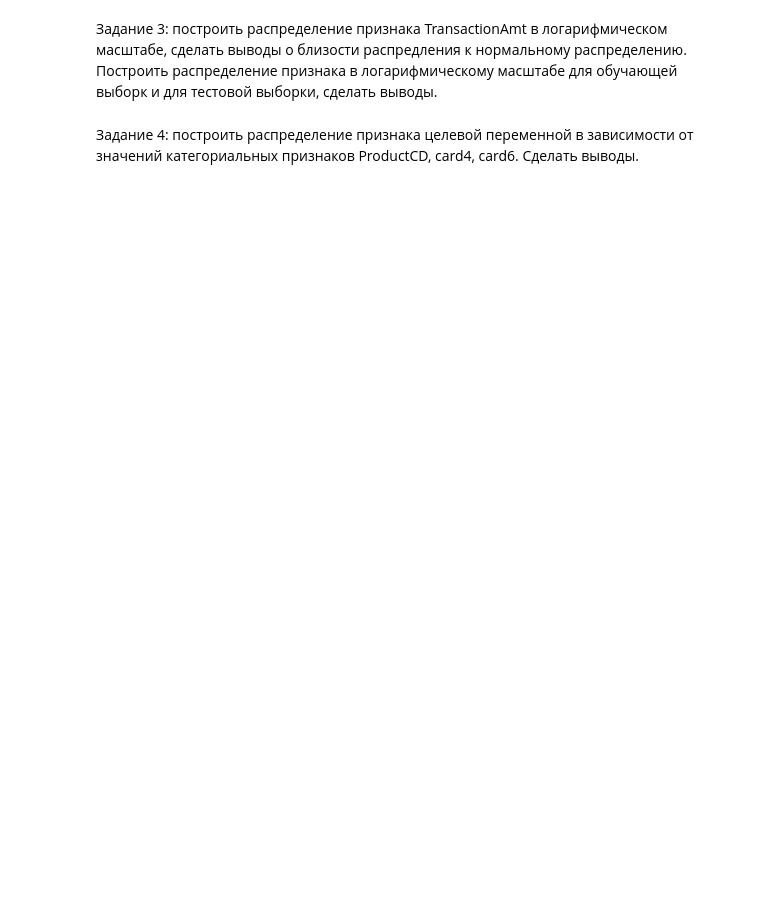
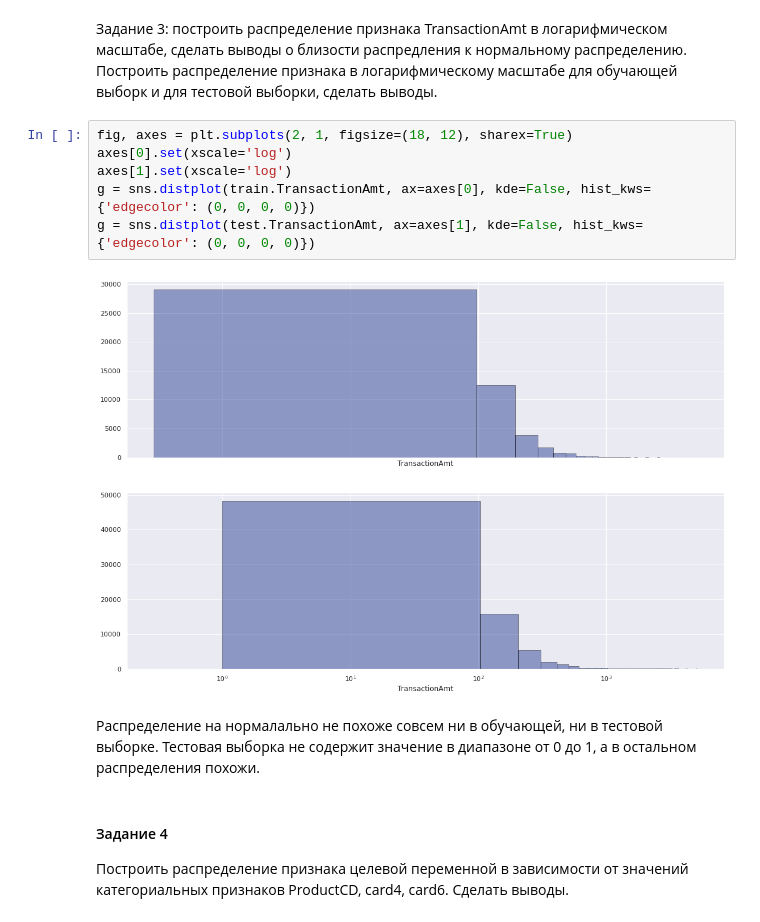
Before and after one commit to slowwavesleep/GB_KaggleCourse, a Jupyter notebook: HW2/HW2.ipynb, the cells around one changed output. Saved outputs shown, nothing was run; the diff lists cells and outputs as text; blank space fills up the shorter version.

```diff
--- a/HW2/HW2.ipynb
+++ b/HW2/HW2.ipynb
@@ -78,4 +50,15 @@ g = sns.scatterplot(x='TransactionDT', y='TransactionAmt', data=test)
 # %% [markdown]
 Задание 3: построить распределение признака TransactionAmt в логарифмическом масштабе, сделать выводы о близости распредления к нормальному распределению. Построить распределение признака в логарифмическому масштабе для обучающей выборк и для тестовой выборки, сделать выводы.
+# %%
+fig, axes = plt.subplots(2, 1, figsize=(18, 12), sharex=True)
+axes[0].set(xscale='log')
+axes[1].set(xscale='log')
+g = sns.distplot(train.TransactionAmt, ax=axes[0], kde=False, hist_kws={'edgecolor': (0, 0, 0, 0)})
+g = sns.distplot(test.TransactionAmt, ax=axes[1], kde=False, hist_kws={'edgecolor': (0, 0, 0, 0)})
+# %% [output]
+[figure, added]
+# %% [markdown]
+Распределение на нормалально не похоже совсем ни в обучающей, ни в тестовой выборке. Тестовая выборка не содержит значение в диапазоне от 0 до 1, а в остальном распределения похожи.
 # %% [markdown]
-Задание 4: построить распределение признака целевой переменной в зависимости от значений категориальных признаков ProductCD, card4, card6. Сделать выводы.
+#### Задание 4
+Построить распределение признака целевой переменной в зависимости от значений категориальных признаков ProductCD, card4, card6. Сделать выводы.
```
Also changed, not shown: parts of 45 cells of this notebook.
